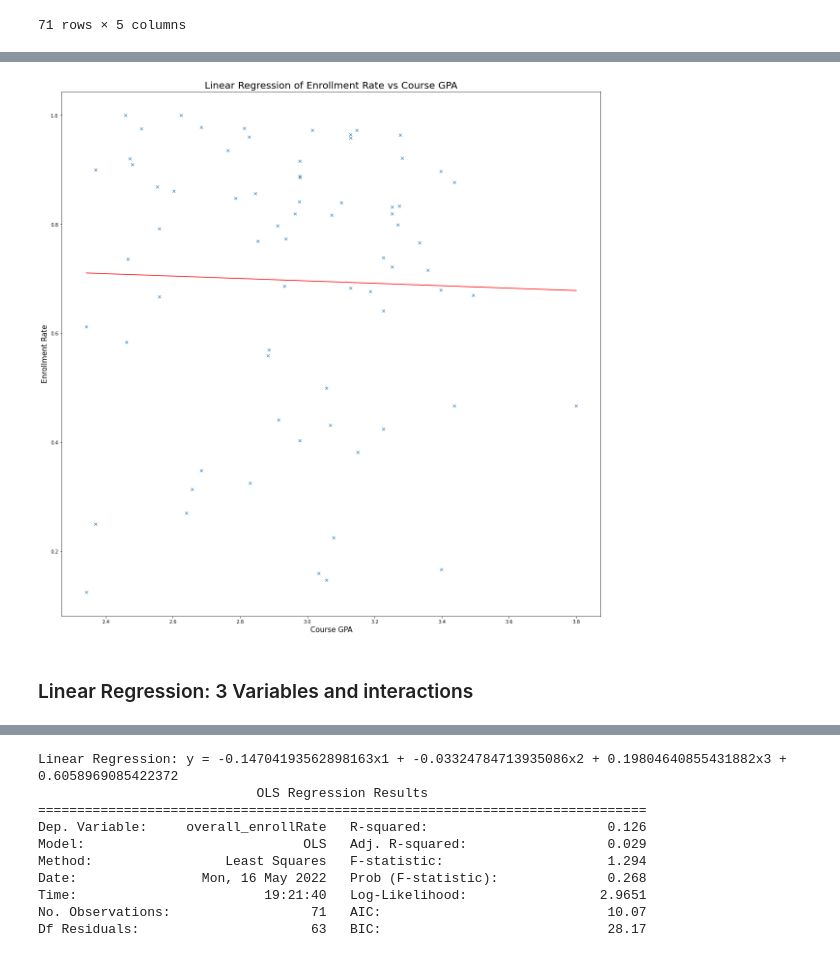
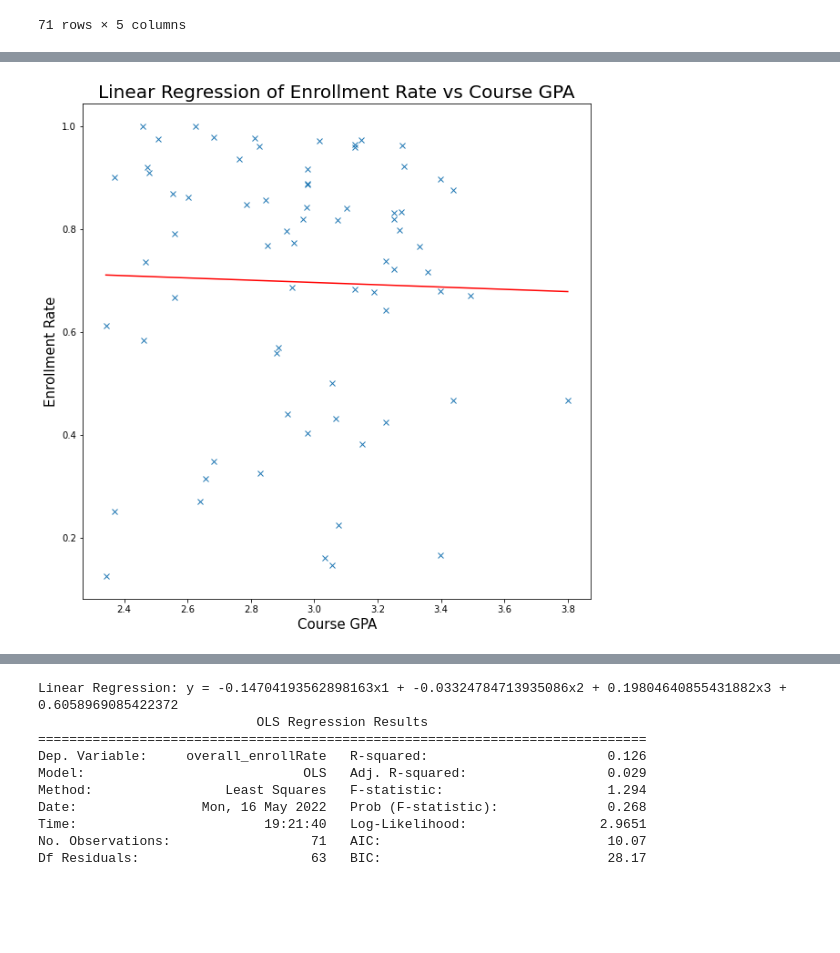
Before and after one commit to WesJD/cmsc320-final, a Jupyter notebook: project.ipynb, the cells around one changed output, grey strips where cells are left out. Cells and saved outputs as stored; diff of their text form; code cells hidden in the pictures; blank space fills up the shorter version.

```diff
--- a/project.ipynb
+++ b/project.ipynb
@@ -829,7 +830,7 @@ y_data = dummyProf ['overall_enrollRate'].values
 
 x1 = np.linspace(x_data.min(), x_data.max(), 100)
 y1 = x1*slope_course_gpa+b
-plt.figure(figsize=(20,20))
+plt.figure(figsize=(10,10))
 plt.plot(x_data, y_data,'x',x1,y1,'r')
 plt.title('Linear Regression of Enrollment Rate vs Course GPA', fontsize = 20)
 plt.xlabel("Course GPA", fontsize=15)
@@ -847,12 +848,10 @@ Time:                        19:21:01   Log-Likelihood:                -1.7730
 No. Observations:                  71   AIC:                             7.546
 Df Residuals:                      69   BIC:                             12.07
 Df Model:                           1
 Covariance Type:            nonrobust
 ... (10 lines left out)
 ==============================================================================
 
 Notes:
 [1] Standard Errors assume that the covariance matrix of the errors is correctly specified.
-[figure, old version]
+[figure, new version]
-# %% [markdown]
-### Linear Regression: 3 Variables and interactions
```
Also changed, not shown: parts of 46 cells of this notebook, 2 other files.
